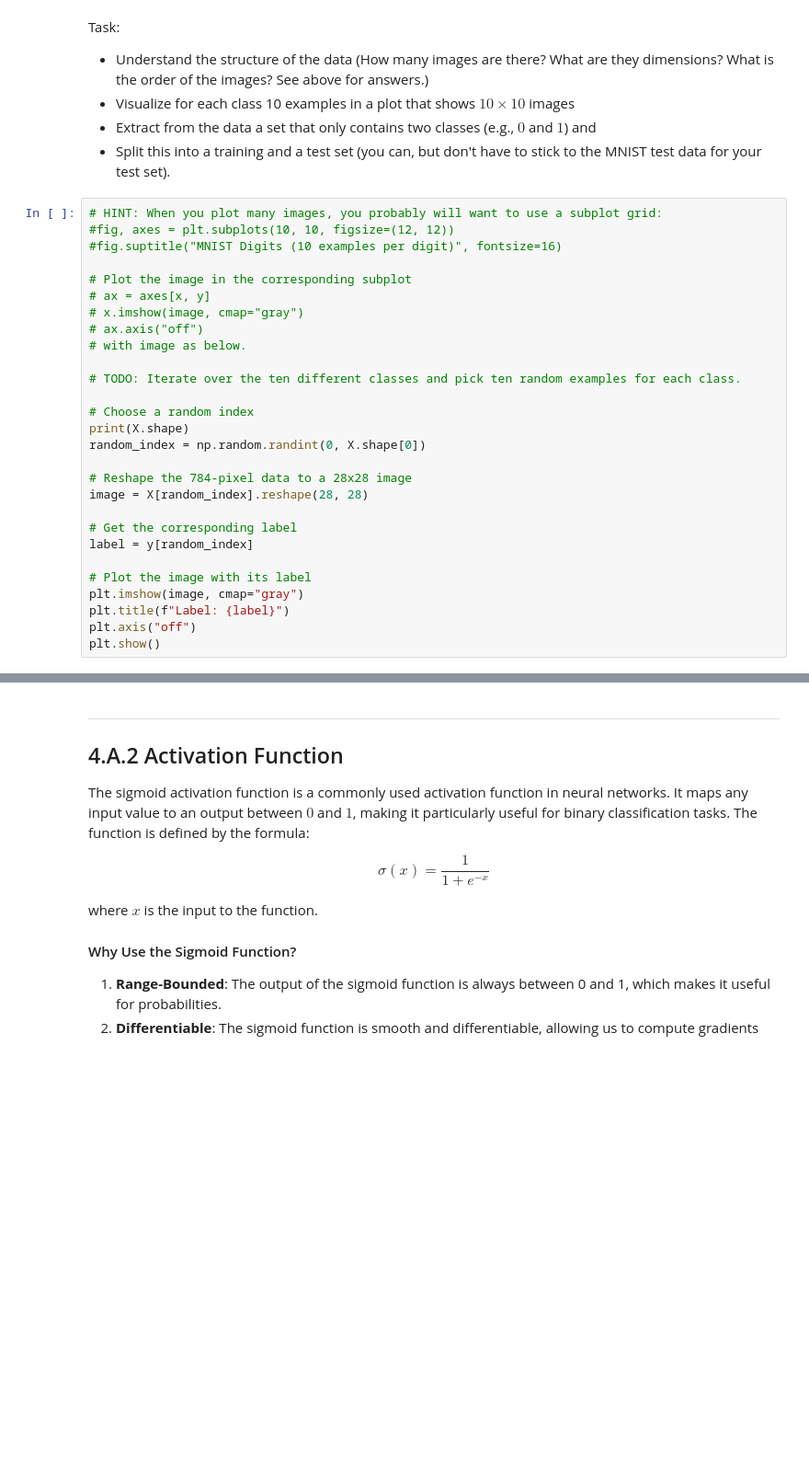
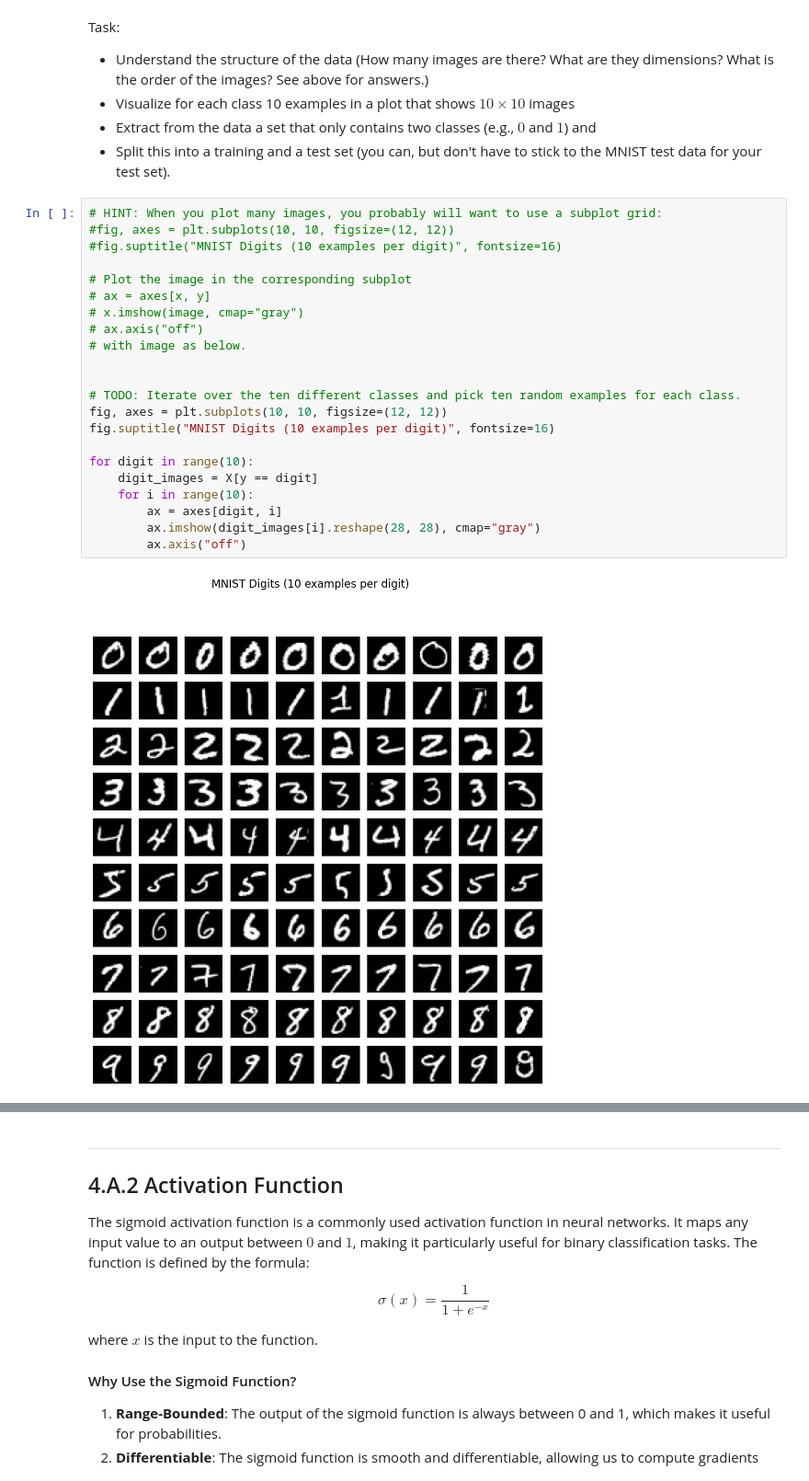
Before and after one commit to MarvinKohnen/deep-reinforcement-learning, a Jupyter notebook: drl_deep_course/4_Classification/4_A_Classification.ipynb, the cells around one changed output, grey strips where cells are left out. Shown: that part at 92% size. Cells and saved outputs as stored; diff of their text form; blank space fills up the shorter version.

```diff
--- a/drl_deep_course/4_Classification/4_A_Classification.ipynb
+++ b/drl_deep_course/4_Classification/4_A_Classification.ipynb
@@ -39,31 +39,27 @@ Task:
 # %%
 # HINT: When you plot many images, you probably will want to use a subplot grid:
 #fig, axes = plt.subplots(10, 10, figsize=(12, 12))
 #fig.suptitle("MNIST Digits (10 examples per digit)", fontsize=16)
 
 # Plot the image in the corresponding subplot
 # ax = axes[x, y]
 # x.imshow(image, cmap="gray")
 # ax.axis("off")
 # with image as below.
 
+
 # TODO: Iterate over the ten different classes and pick ten random examples for each class.
+fig, axes = plt.subplots(10, 10, figsize=(12, 12))
+fig.suptitle("MNIST Digits (10 examples per digit)", fontsize=16)
 
-# Choose a random index
-print(X.shape)
-random_index = np.random.randint(0, X.shape[0])
-
-# Reshape the 784-pixel data to a 28x28 image
-image = X[random_index].reshape(28, 28)
-
-# Get the corresponding label
-label = y[random_index]
-
-# Plot the image with its label
-plt.imshow(image, cmap="gray")
-plt.title(f"Label: {label}")
-plt.axis("off")
-plt.show()
+for digit in range(10):
+    digit_images = X[y == digit]
+    for i in range(10):
+        ax = axes[digit, i]
+        ax.imshow(digit_images[i].reshape(28, 28), cmap="gray")
+        ax.axis("off")
+# %% [output]
+[figure, added]
 # %%
 def load_two_classes(X, y, digit1, digit2, num_train=1000, num_test=1000):
     """
```
Also changed, not shown: parts of 11 cells of this notebook.
